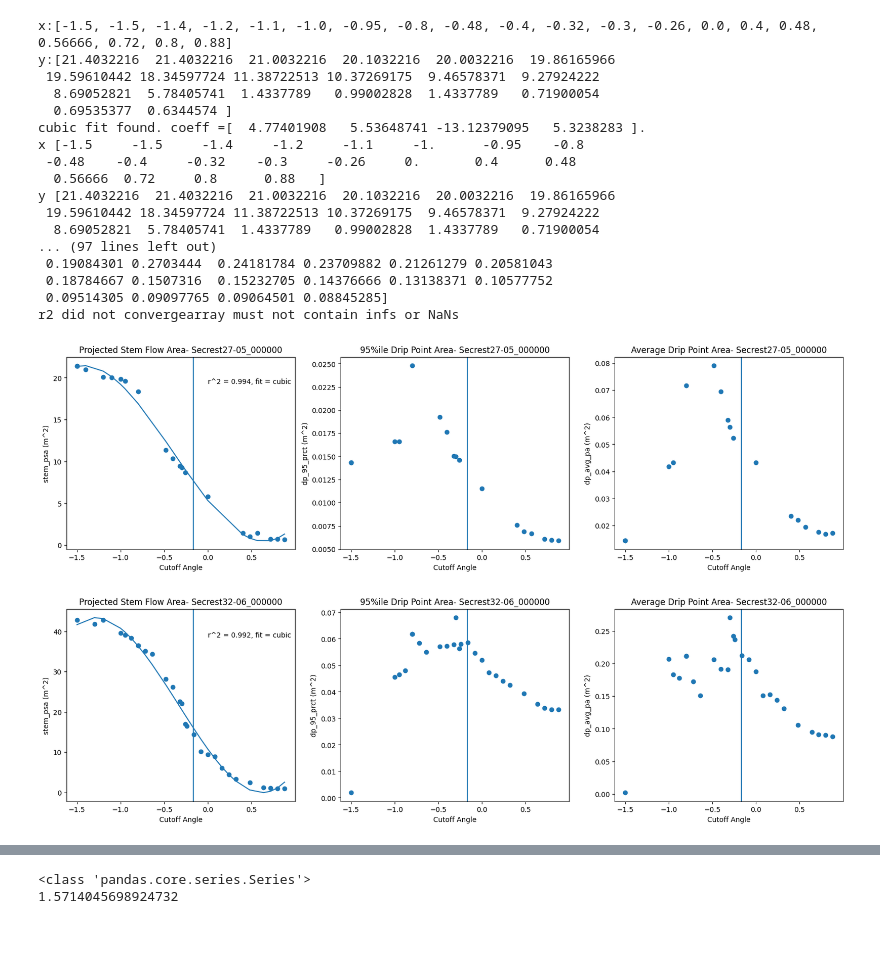
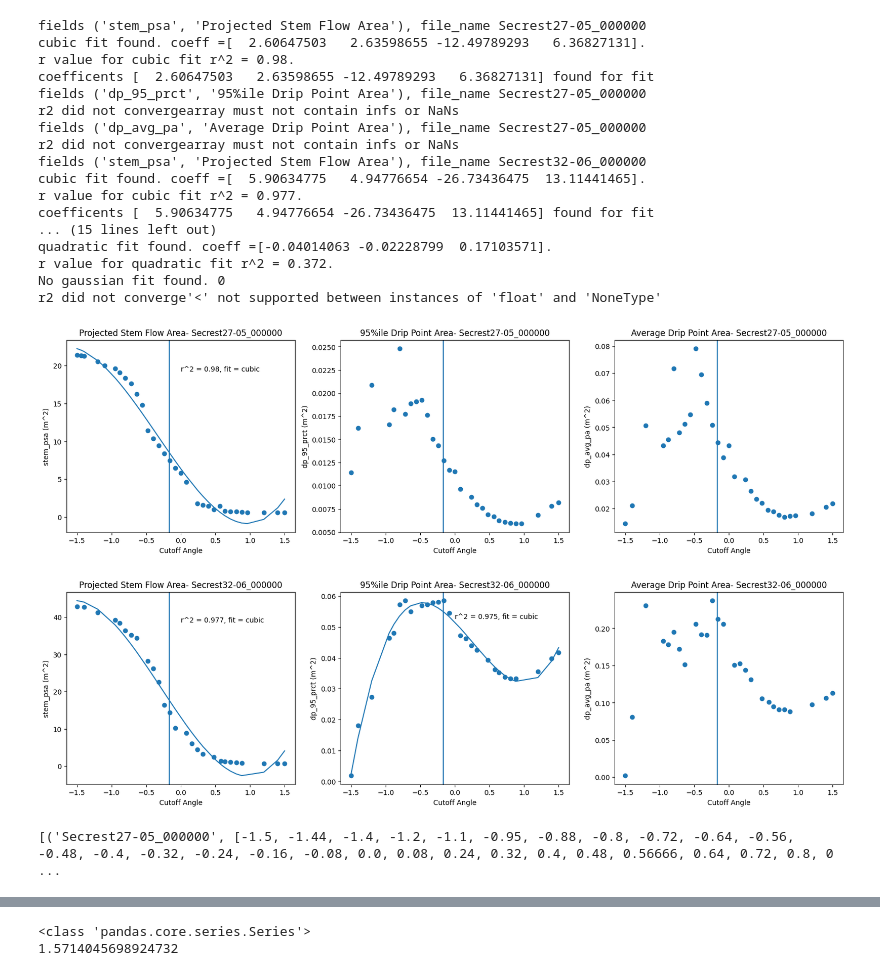
Before and after one commit to wischmcj/canopyHydrodynamics, a Jupyter notebook: scripts/sensitivity_analysis.ipynb, the cells around one changed output, grey strips where cells are left out. Saved outputs shown, nothing was run; the diff lists cells and outputs as text; code cells hidden in the pictures; blank space fills up the shorter version.

```diff
--- a/scripts/sensitivity_analysis.ipynb
+++ b/scripts/sensitivity_analysis.ipynb
@@ -638,29 +555,28 @@ import pandas as pd
 import matplotlib.pyplot as plt
 import numpy as np
 from sklearn.metrics import r2_score
-# Convert 'case_name' to numeric values and handle errors
-# Group the data by file name
+
 # fields = [('vol_over_ssa', 'vol_over_sps'), ('vol_over_sha', 'vol_over_ssa'), ('vol_over_ssa', 'vol_over_sha')] #, 'vol_over_dbh', 'vol_over_oza', 'vol_over_ota']
-
 # fields = [('stem_psa','total_psa'), ('stem_surface_area','tot_surface_area'), ('stem_hull_area','tot_hull_area'), ('num_drip_points','num_drip_points')]
 # fields =[('case_name','case_name')]
 fields = [('stem_psa','Projected Stem Flow Area'),('dp_95_prct',f'95%ile Drip Point Area'),('dp_avg_pa','Average Drip Point Area')]
-# print(new_file_names)
-# fields = ['stem_psa']
+
+
 def plot_correlation(df, field:tuple):
     new_file_names = set([file for file in df['file_name'] if '32-06' in file or '27-05' in file])
         # For each group (file name), plo a line graph of case name vs vol_over_sps
+    plotted = []
     for file_name in new_file_names:
         fig, ax = plt.subplots(1,len(fields), figsize=(20, 5))
         # Replace 'your_file_name' with the actual file name you want to filter by
         name_filtered_df = df.loc[df['file_name'] == file_name ]
         clean_filtered_df = name_filtered_df.loc[name_filtered_df['stem_psa'] < name_filtered_df['total_psa'] ]
-        upper_filtered_df = clean_filtered_df.loc[clean_filtered_df['case_name'] <=1.3]
-        filtered_df = upper_filtered_df.loc[upper_filtered_df['case_name'] >=-1.3]
-        filtered_df = upper_filtered_df.loc[upper_filtered_df['case_name'].isin(cases)]
-        # filtered_df = filtered_df.loc[filtered_df["case_name_as_num"]<1]
-        # filtered_df = filtered_df.loc[filtered_df["case_name_as_num"]>-1]
+        upper_filtered_df = clean_filtered_df.loc[clean_filtered_df['case_name'] <=1.5]
+        below_filtered_df =  upper_filtered_df.loc[upper_filtered_df['case_name'] >=-1.5]
+        filtered_df = below_filtered_df.loc[below_filtered_df['case_name'].isin(cases)]
+        # filtered_df = below_filtered_df
         for idx, field_tup in enumerate(fields):
+            print(f'fields {field_tup}, file_name {file_name}')
             field, title_field = field_tup
             plot = ax[idx]
 
@@ -670,10 +586,10 @@ def plot_correlation(df, field:tuple):
             # plot.set_xlim([-1,1])
             x = [float(val) for val in filtered_df["case_name"].values]
             y = filtered_df[field].values
-            print(f'x:{x}')
-            print(f'y:{y}')
+            # print(f'x:{x}')
+            # print(f'y:{y}')
             plot.scatter(x, y)
-
+            plotted.append((file_name, x))
             plot.axvline(0.-0.16666)
             try:
                 x_flitered, y_predicted, rsq, fit_type, coeff = find_fit_func(
@@ -695,53 +611,55 @@ def plot_correlation(df, field:tuple):
                 #     f"r-squared = {rsq}",
                 #     (0, np.max(y) * 0.75),
                 # )
                 # ax[idx].plot(x, y_predicted, )
             except Exception as e:
                 print(f'r2 did not converge{e}')
 
             # ax[1].set_title(f"{field[1]} vs Cutoff Angle - {file_name}")
             # ax[1].set_xlabel("Cutoff Angle")
             # ax[1].set_ylabel(f"{field[1]} (L)")
             # x = filtered_df["case_name"]
             # y = filtered_df[field[1]]
             # ax[1].scatter(x, y)
 
             # # Calculating a line of best fit (and its r-squared) to add to the above referenced chart
             # z = np.polyfit(x, y, 2)
             # p = np.poly1d(z)
             # y_predicted = p(x)
             # rsq = round(r2_score(y, y_predicted), 3)
 
             # ax[1].annotate(
             #     f"r-squared = {rsq}",
             #     (0, np.max(y) * 0.75),
             # )
             # ax[1].plot(x, y_predicted)
 
-        # plt.show()
+    plt.show()
+    print(plotted)
 
 # plot_correlation(all_tree_stats,fields)
-plot_correlation(w_flow_stats,fields)
+coeffs = plot_correlation(w_flow_stats,fields)
 # %% [output]
-x:[-1.5, -1.5, -1.4, -1.2, -1.1, -1.0, -0.95, -0.8, -0.48, -0.4, -0.32, -0.3, -0.26, 0.0, 0.4, 0.48, 0.56666, 0.72, 0.8, 0.88]
-y:[21.4032216  21.4032216  21.0032216  20.1032216  20.0032216  19.86165966
- 19.59610442 18.34597724 11.38722513 10.37269175  9.46578371  9.27924222
-  8.69052821  5.78405741  1.4337789   0.99002828  1.4337789   0.71900054
-  0.69535377  0.6344574 ]
-cubic fit found. coeff =[  4.77401908   5.53648741 -13.12379095   5.3238283 ].
-x [-1.5     -1.5     -1.4     -1.2     -1.1     -1.      -0.95    -0.8
- -0.48    -0.4     -0.32    -0.3     -0.26     0.       0.4      0.48
-  0.56666  0.72     0.8      0.88   ]
-y [21.4032216  21.4032216  21.0032216  20.1032216  20.0032216  19.86165966
- 19.59610442 18.34597724 11.38722513 10.37269175  9.46578371  9.27924222
-  8.69052821  5.78405741  1.4337789   0.99002828  1.4337789   0.71900054
-... (97 lines left out)
- 0.19084301 0.2703444  0.24181784 0.23709882 0.21261279 0.20581043
- 0.18784667 0.1507316  0.15232705 0.14376666 0.13138371 0.10577752
- 0.09514305 0.09097765 0.09064501 0.08845285]
+fields ('stem_psa', 'Projected Stem Flow Area'), file_name Secrest27-05_000000
+cubic fit found. coeff =[  2.60647503   2.63598655 -12.49789293   6.36827131].
+r value for cubic fit r^2 = 0.98.
+coefficents [  2.60647503   2.63598655 -12.49789293   6.36827131] found for fit
+fields ('dp_95_prct', '95%ile Drip Point Area'), file_name Secrest27-05_000000
 r2 did not convergearray must not contain infs or NaNs
+fields ('dp_avg_pa', 'Average Drip Point Area'), file_name Secrest27-05_000000
+r2 did not convergearray must not contain infs or NaNs
+fields ('stem_psa', 'Projected Stem Flow Area'), file_name Secrest32-06_000000
+cubic fit found. coeff =[  5.90634775   4.94776654 -26.73436475  13.11441465].
+r value for cubic fit r^2 = 0.977.
+coefficents [  5.90634775   4.94776654 -26.73436475  13.11441465] found for fit
+... (15 lines left out)
+quadratic fit found. coeff =[-0.04014063 -0.02228799  0.17103571].
+r value for quadratic fit r^2 = 0.372.
+No gaussian fit found. 0
+r2 did not converge'<' not supported between instances of 'float' and 'NoneType'
-[figure, old version]
+[figure, new version]
-[figure, old version]
+[figure, new version]
+[('Secrest27-05_000000', [-1.5, -1.44, -1.4, -1.2, -1.1, -0.95, -0.88, -0.8, -0.72, -0.64, -0.56, -0.48, -0.4, -0.32, -0.24, -0.16, -0.08, 0.0, 0.08, 0.24, 0.32, 0.4, 0.48, 0.56666, 0.64, 0.72, 0.8, 0 ...
 # %%
 
 fields = [('dp_pa','Drip Flow Projected Area'),('dp_95_prct',f'95%ile Drip Point Area'),('dp_avg_pa','Average Drip Point Area')]
```
Also changed, not shown: parts of 15 cells of this notebook, 1 other file.
